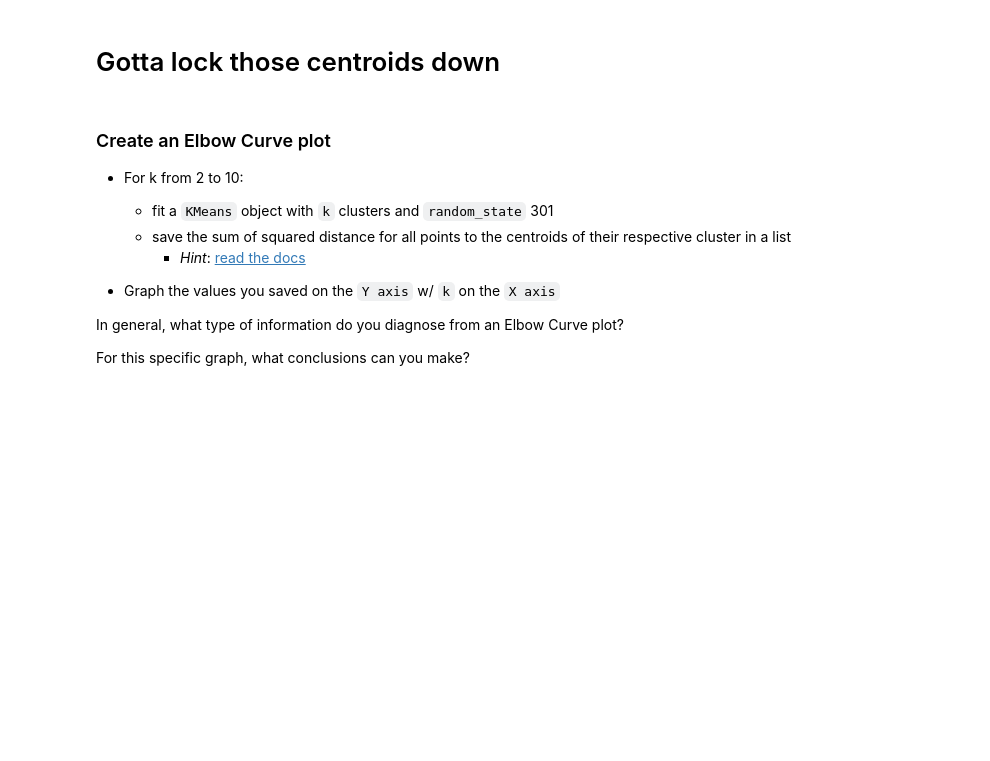
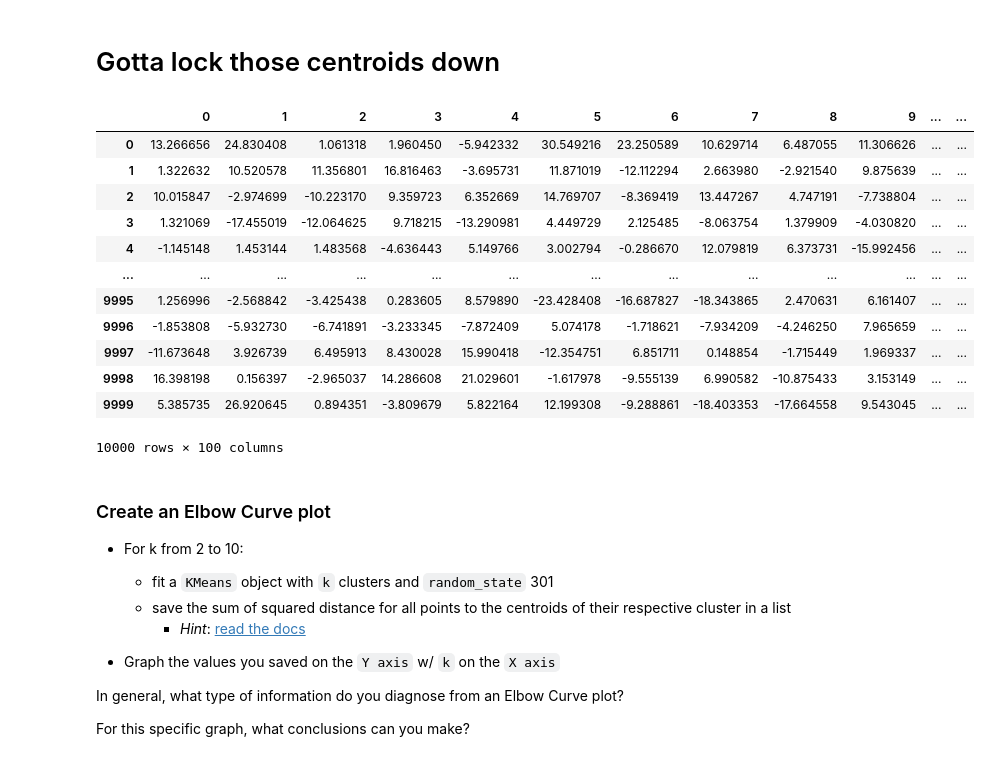
Before and after one commit to mesterhammerfic/dsc-chi-warmups-clustering, a Jupyter notebook: index.ipynb, the cells around one changed output. Saved outputs shown, nothing was run; the diff lists cells and outputs as text; code cells hidden in the pictures; blank space fills up the shorter version.

```diff
--- a/index.ipynb
+++ b/index.ipynb
@@ -26,6 +26,22 @@ actual_centroids = pd.read_csv('data/y_df.csv')
 
 from test_scripts.test_class import Test
 test = Test()
+# %%
+X
+# %% [output]
+|  | 0 | 1 | 2 | 3 | 4 | 5 | 6 | 7 | 8 | 9 | ... | ... |
+| 0 | 13.266656 | 24.830408 | 1.061318 | 1.960450 | -5.942332 | 30.549216 | 23.250589 | 10.629714 | 6.487055 | 11.306626 | ... | ... |
+| 1 | 1.322632 | 10.520578 | 11.356801 | 16.816463 | -3.695731 | 11.871019 | -12.112294 | 2.663980 | -2.921540 | 9.875639 | ... | ... |
+| 2 | 10.015847 | -2.974699 | -10.223170 | 9.359723 | 6.352669 | 14.769707 | -8.369419 | 13.447267 | 4.747191 | -7.738804 | ... | ... |
+| 3 | 1.321069 | -17.455019 | -12.064625 | 9.718215 | -13.290981 | 4.449729 | 2.125485 | -8.063754 | 1.379909 | -4.030820 | ... | ... |
+| 4 | -1.145148 | 1.453144 | 1.483568 | -4.636443 | 5.149766 | 3.002794 | -0.286670 | 12.079819 | 6.373731 | -15.992456 | ... | ... |
+| ... | ... | ... | ... | ... | ... | ... | ... | ... | ... | ... | ... | ... |
+| 9995 | 1.256996 | -2.568842 | -3.425438 | 0.283605 | 8.579890 | -23.428408 | -16.687827 | -18.343865 | 2.470631 | 6.161407 | ... | ... |
+| 9996 | -1.853808 | -5.932730 | -6.741891 | -3.233345 | -7.872409 | 5.074178 | -1.718621 | -7.934209 | -4.246250 | 7.965659 | ... | ... |
+| 9997 | -11.673648 | 3.926739 | 6.495913 | 8.430028 | 15.990418 | -12.354751 | 6.851711 | 0.148854 | -1.715449 | 1.969337 | ... | ... |
+| 9998 | 16.398198 | 0.156397 | -2.965037 | 14.286608 | 21.029601 | -1.617978 | -9.555139 | 6.990582 | -10.875433 | 3.153149 | ... | ... |
+| 9999 | 5.385735 | 26.920645 | 0.894351 | -3.809679 | 5.822164 | 12.199308 | -9.288861 | -18.403353 | -17.664558 | 9.543045 | ... | ... |
+10000 rows × 100 columns
 # %% [markdown]
 ### Create an Elbow Curve plot
 
```
Also changed, not shown: parts of 7 cells of this notebook.
